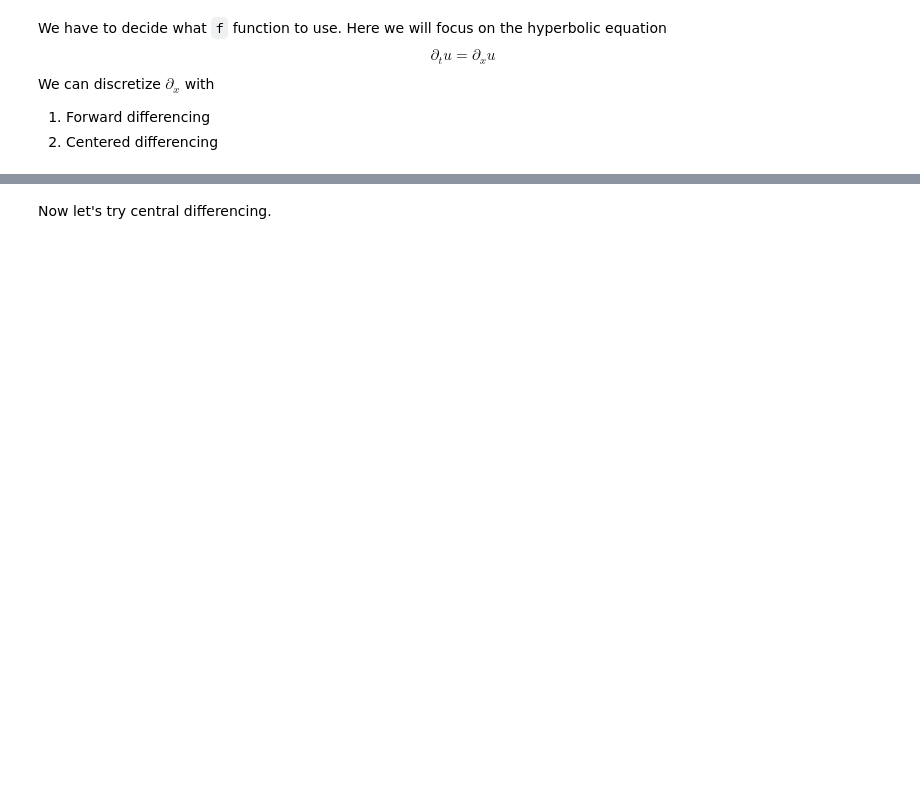
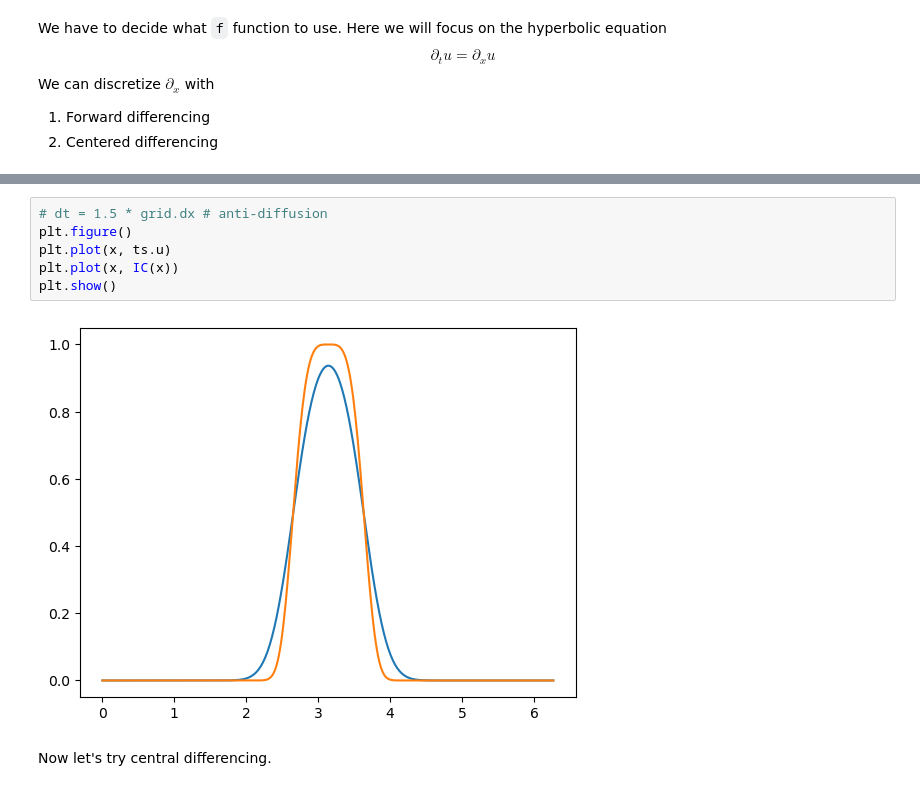
Before and after one commit to yifeichen2024/ESAP_446_1, a Jupyter notebook: Week3/lecture7.ipynb, the cells around one changed output, grey strips where cells are left out. Cells and saved outputs as stored; diff of their text form; blank space fills up the shorter version.

```diff
--- a/Week3/lecture7.ipynb
+++ b/Week3/lecture7.ipynb
@@ -93,2 +152,10 @@ plt.plot(x, IC(x))
+# %%
+# dt = 1.5 * grid.dx # anti-diffusion
+plt.figure()
+plt.plot(x, ts.u)
+plt.plot(x, IC(x))
+plt.show()
+# %% [output]
+[figure, added]
 # %% [markdown]
 Now let's try central differencing.
```
Also changed, not shown: parts of 15 cells of this notebook, 1 other file.
